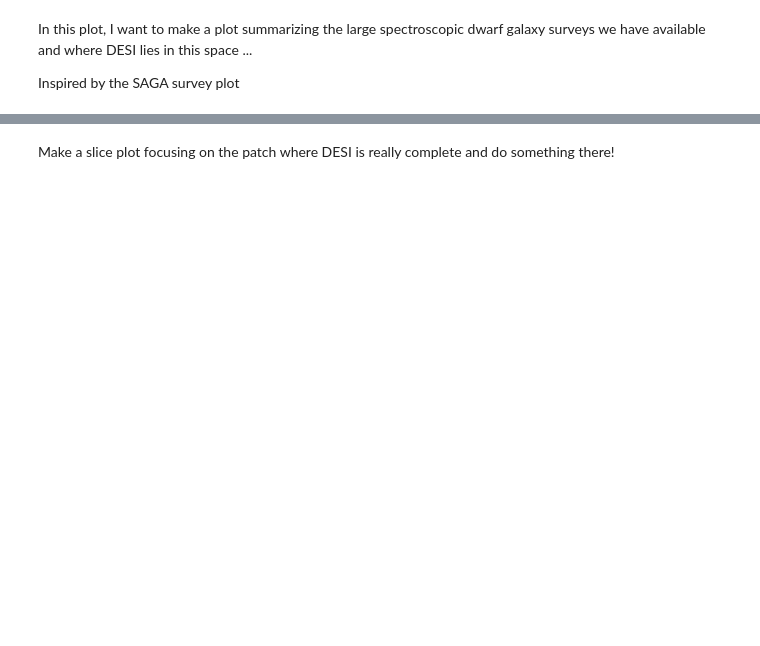
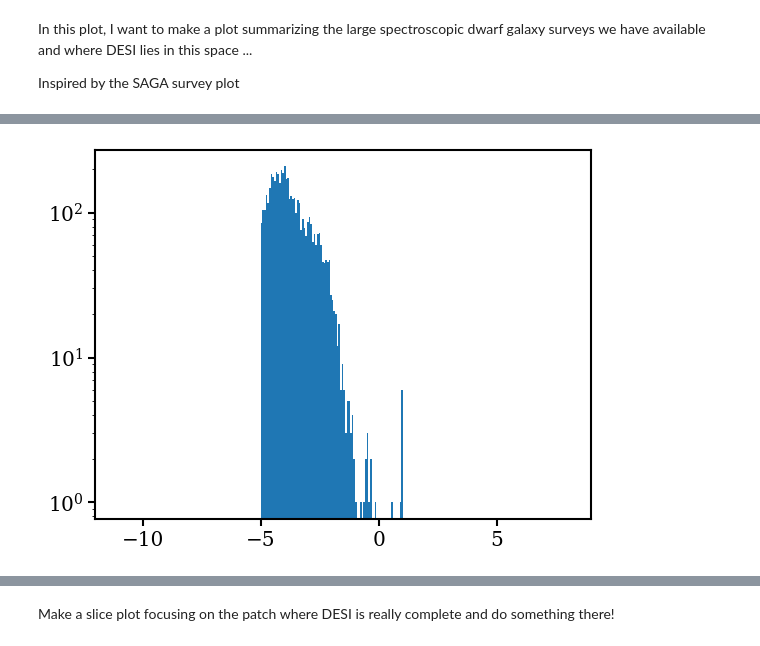
Before and after one commit to virajvman/desi_dwarfs, a Jupyter notebook: notebooks/survey_plot.ipynb, the cells around one changed output, grey strips where cells are left out. Drawn from its saved outputs; the diff is of its cells as text; code cells hidden in the pictures; blank space fills up the shorter version.

Commit message:
updates to dwarf photo pipeline

```diff
--- a/notebooks/survey_plot.ipynb
+++ b/notebooks/survey_plot.ipynb
@@ -48,0 +91,4 @@ from desi_lowz_funcs import make_subplots
+# %%
+temp = Table.read("/pscratch/sd/v/virajvm/catalog_dr1_dwarfs/iron_photometry/iron_SGA_sga_catalog_w_aper_mags.fits")
+
+print(len(temp))
@@ -48,0 +108,6 @@ from desi_lowz_funcs import make_subplots
+# %%
+bad_fit_mask = ((temp["NEAREST_STAR_NORM_DIST"] < 1) | (temp["STARFDIST"] < 1) | (temp["G_APERTURE_COG_CHI2"] > 2) | (temp["R_APERTURE_COG_CHI2"] > 2) | (temp["Z_APERTURE_COG_CHI2"] > 2) )
+
+temp = temp[~bad_fit_mask]
+
+print(len(temp))
@@ -48,0 +197,6 @@ from desi_lowz_funcs import make_subplots
+# %%
+plt.hist( np.log10(temp["Z_APERTURE_COG_CHI2"]),bins=100,range=(-5,2) )
+plt.yscale("log")
+plt.show()
+# %% [output]
+[figure, added]
```
Also changed, not shown: parts of 105 cells of this notebook, 26 other files.
